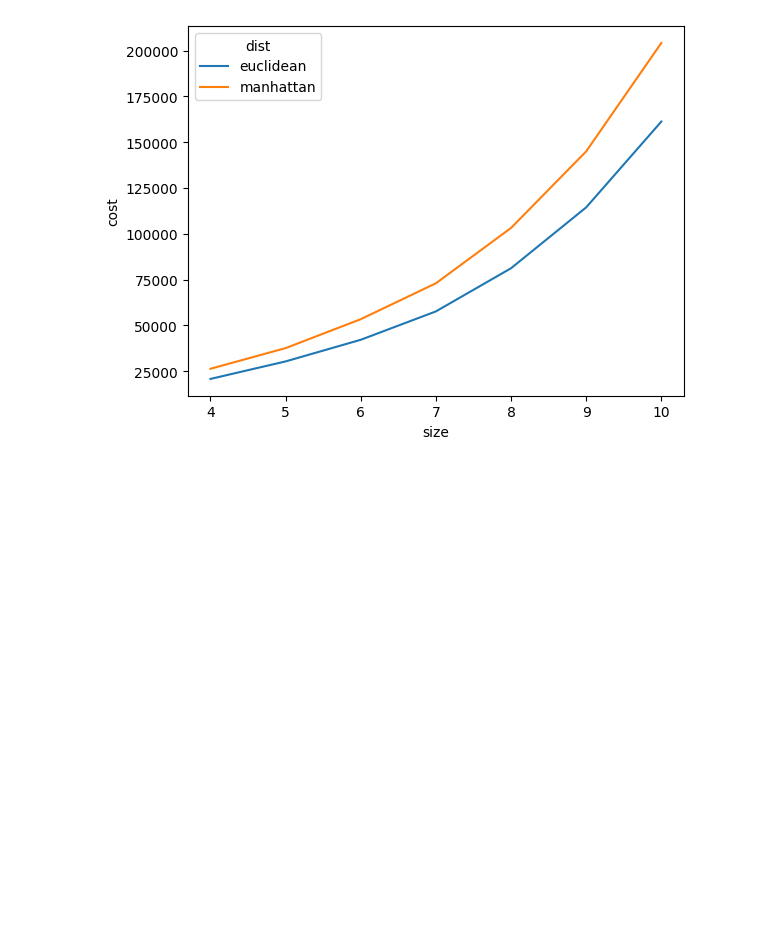
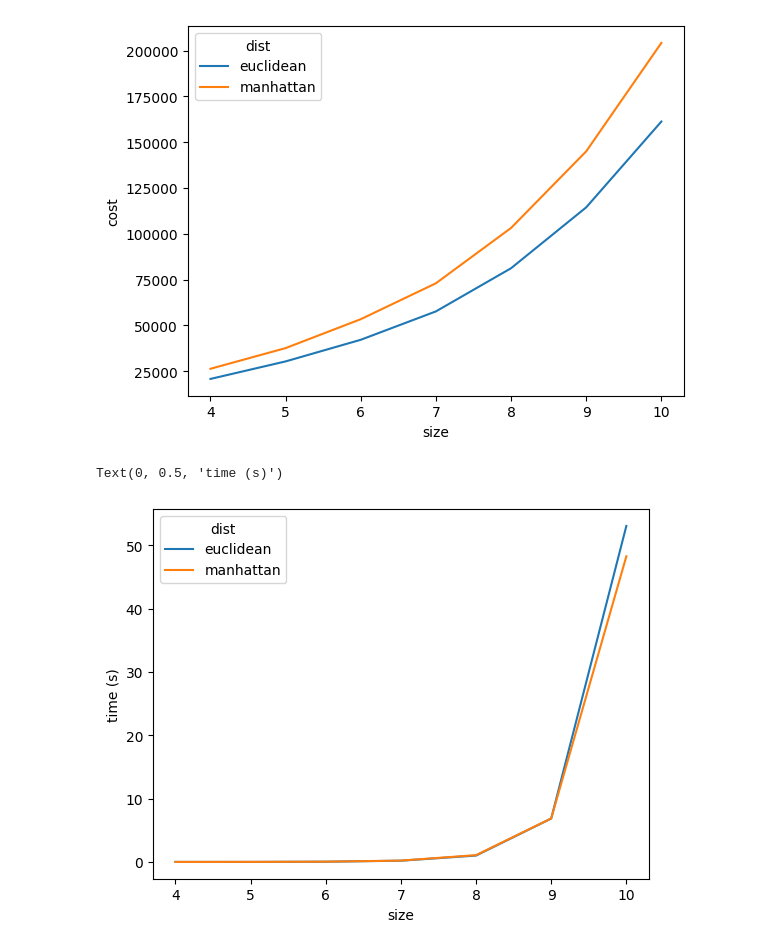
Before and after one commit to LuisFelipeRamos/TP2_Algoritmos2, a Jupyter notebook: testes.ipynb, the cells around one changed output. Saved outputs shown, nothing was run; the diff lists cells and outputs as text; code cells hidden in the pictures; blank space fills up the shorter version.

Commit message:
data

```diff
--- a/testes.ipynb
+++ b/testes.ipynb
@@ -22,3 +22,10 @@ plt.ylabel("cost")
 # %% [output]
 Text(0, 0.5, 'cost')
 [figure]
+# %%
+dfcr = pd.read_csv("data/christofides.csv")
+dfcr.groupby(["size", "dist"]).mean()["time"].unstack().plot()
+plt.ylabel("time (s)")
+# %% [output]
+Text(0, 0.5, 'time (s)')
+[figure, added]
```
Also changed, not shown: parts of 2 cells of this notebook, 7 other files.
